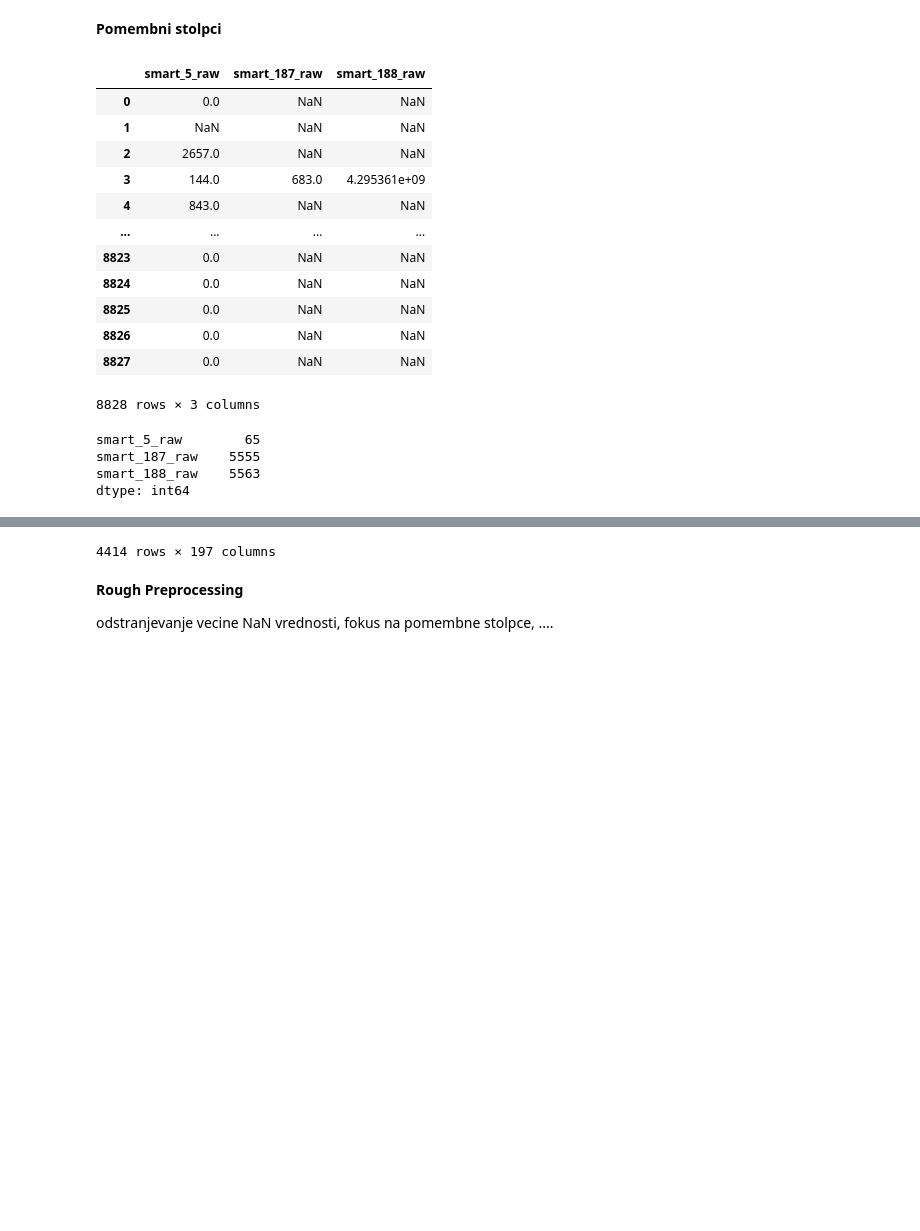
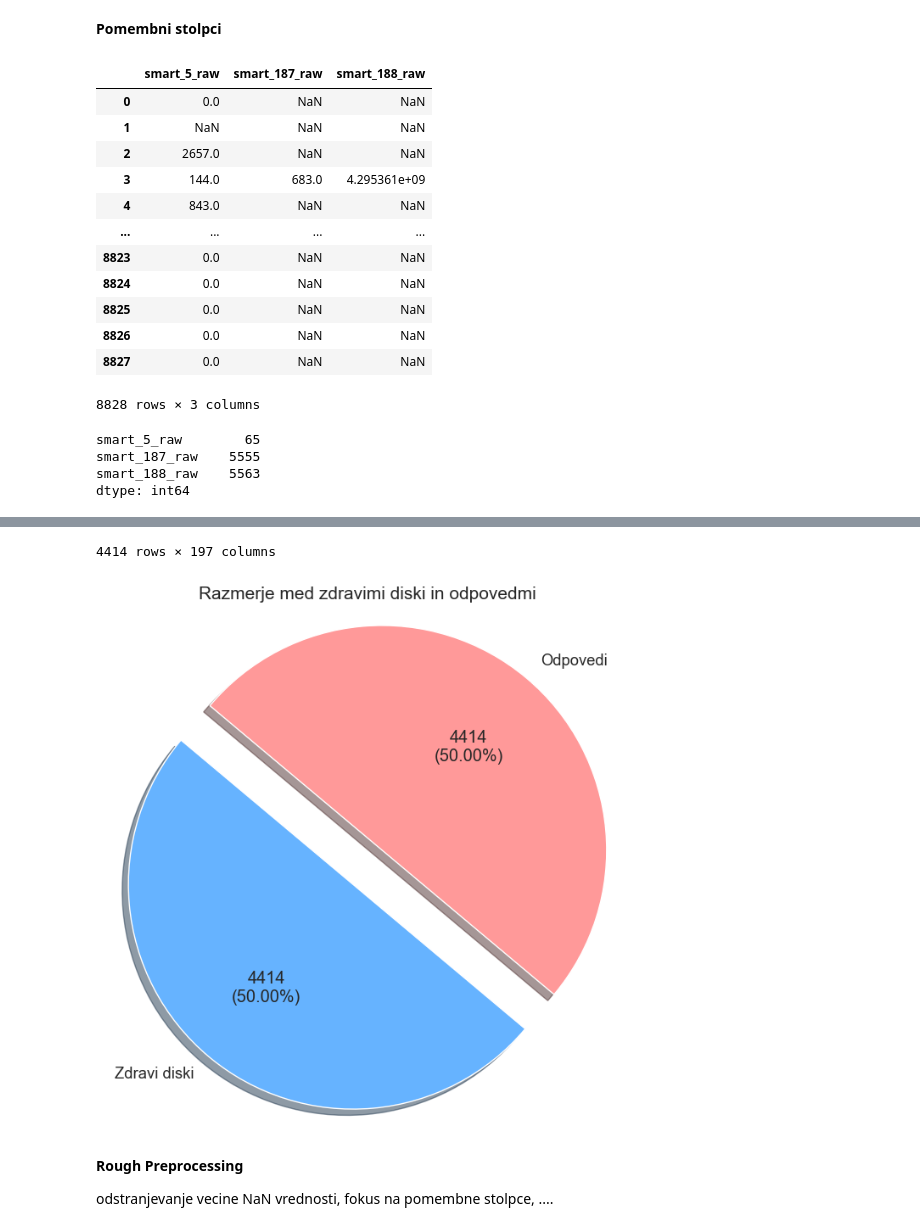
Before and after one commit to Luka-Petek/diskFailurePrediction, a Jupyter notebook: predict.ipynb, the cells around one changed output, grey strips where cells are left out. Cells and saved outputs as stored; diff of their text form; code cells hidden in the pictures; blank space fills up the shorter version.

```diff
--- a/predict.ipynb
+++ b/predict.ipynb
@@ -9,40 +9,62 @@ pomembni = df[['smart_5_raw','smart_187_raw','smart_188_raw']]
 display(pomembni)
 display(pomembni.isnull().sum())
 
-# !!odpovedi je samo 8, rabimo utezi, vec takih primerov iz drugih datasetov...
 odpovedi = df.loc[df['failure'] == 1]
 display(odpovedi)
+
+#PRIKAZ ODPOVEDI
+
+import matplotlib.pyplot as plt
+import seaborn as sns
+
+st_zdravih = (df['failure'] == 0).sum()
+st_odpovedi = (df['failure'] == 1).sum()
+
+labels = ['Zdravi diski', 'Odpovedi']
+sizes = [st_zdravih, st_odpovedi]
+colors = ['#66b3ff', '#ff9999']
+explode = (0, 0.2)
+
+plt.figure(figsize=(8, 8))
+plt.pie(sizes, explode=explode, labels=labels, colors=colors,
+        autopct=lambda p: '{:.0f}\n({:.2f}%)'.format(p * sum(sizes) / 100, p),
+        startangle=140, shadow=True)
+
+plt.title('Razmerje med zdravimi diski in odpovedmi', fontsize=15)
+plt.axis('equal')
+plt.show()
 # %% [output]
 |  | smart_5_raw | smart_187_raw | smart_188_raw |
 | 0 | 0.0 | NaN | NaN |
 | 1 | NaN | NaN | NaN |
 | 2 | 2657.0 | NaN | NaN |
 | 3 | 144.0 | 683.0 | 4.295361e+09 |
 | 4 | 843.0 | NaN | NaN |
 | ... | ... | ... | ... |
 | 8823 | 0.0 | NaN | NaN |
 | 8824 | 0.0 | NaN | NaN |
 | 8825 | 0.0 | NaN | NaN |
 | 8826 | 0.0 | NaN | NaN |
 | 8827 | 0.0 | NaN | NaN |
 8828 rows × 3 columns
 smart_5_raw        65
 smart_187_raw    5555
 smart_188_raw    5563
 dtype: int64
 |  | date | serial_number | model | capacity_bytes | failure | datacenter | cluster_id | vault_id | pod_id | ... |
 | 1 | 2025-04-27 | D7JDTYHN | HGST HUH721212ALE604 | 12000138625024 | 1 | phx1 | 0 | 1059 | 7 | ... |
 | 2 | 2025-02-04 | QGK9NWST | WDC WUH721414ALE6L4 | 14000519643136 | 1 | sac2 | 0 | 1152 | 18 | ... |
 | 3 | 2025-02-28 | ZHZ3CQL6 | ST14000NM0138 | 14000519643136 | 1 | sac0 | 0 | 1154 | 3 | ... |
 | 4 | 2025-01-14 | 1180A03AF97G | TOSHIBA MG07ACA14TA | 14000519643136 | 1 | sac2 | 0 | 1160 | 16 | ... |
 | 5 | 2024-11-14 | 6250A0N8FVKG | TOSHIBA MG08ACA16TA | 16000900661248 | 1 | iad1 | 50 | 1004 | 5 | ... |
 | ... | ... | ... | ... | ... | ... | ... | ... | ... | ... | ... |
 | 8819 | 2025-09-24 | 81K0A0BAFV8G | TOSHIBA MG08ACA16TEY | 16000900661248 | 1 | ams5 | 31 | 2017 | 19 | ... |
 | 8820 | 2024-10-14 | ZL2LN4XM | ST16000NM001G | 16000900661248 | 1 | phx1 | 40 | 2007 | 16 | ... |
 | 8821 | 2025-09-16 | X880A0HBF97G | TOSHIBA MG07ACA14TA | 14000519643136 | 1 | phx1 | 0 | 1063 | 5 | ... |
 | 8823 | 2025-05-28 | 8CH0VY3E | HGST HUH721212ALN604 | 12000138625024 | 1 | sac2 | 0 | 1126 | 12 | ... |
 | 8826 | 2025-05-07 | 41D0A0FUFV8G | TOSHIBA MG08ACA16TEY | 16000900661248 | 1 | ams5 | 31 | 2008 | 14 | ... |
 4414 rows × 197 columns
+[figure, added]
 # %% [markdown]
 **Rough Preprocessing**
 
```
Also changed, not shown: parts of 9 cells of this notebook.
